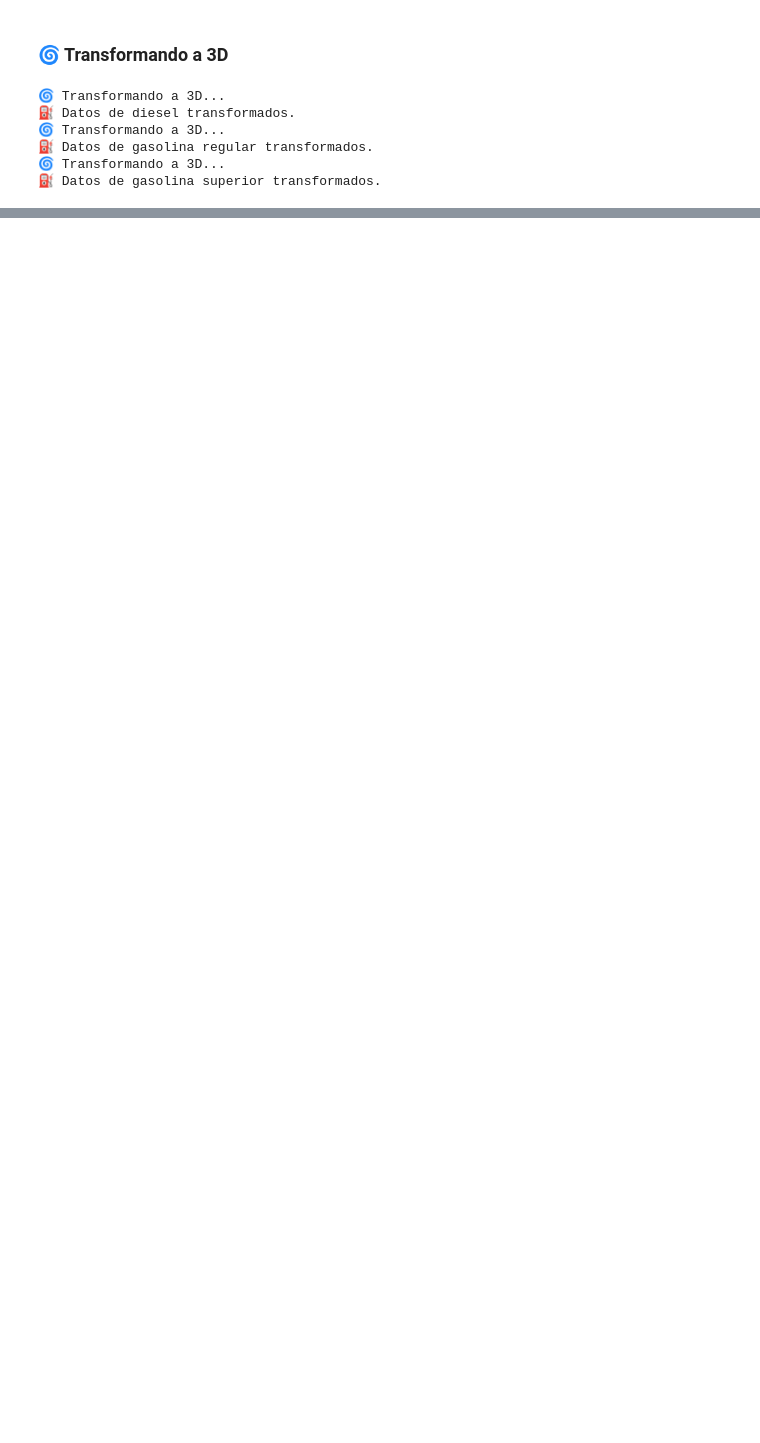
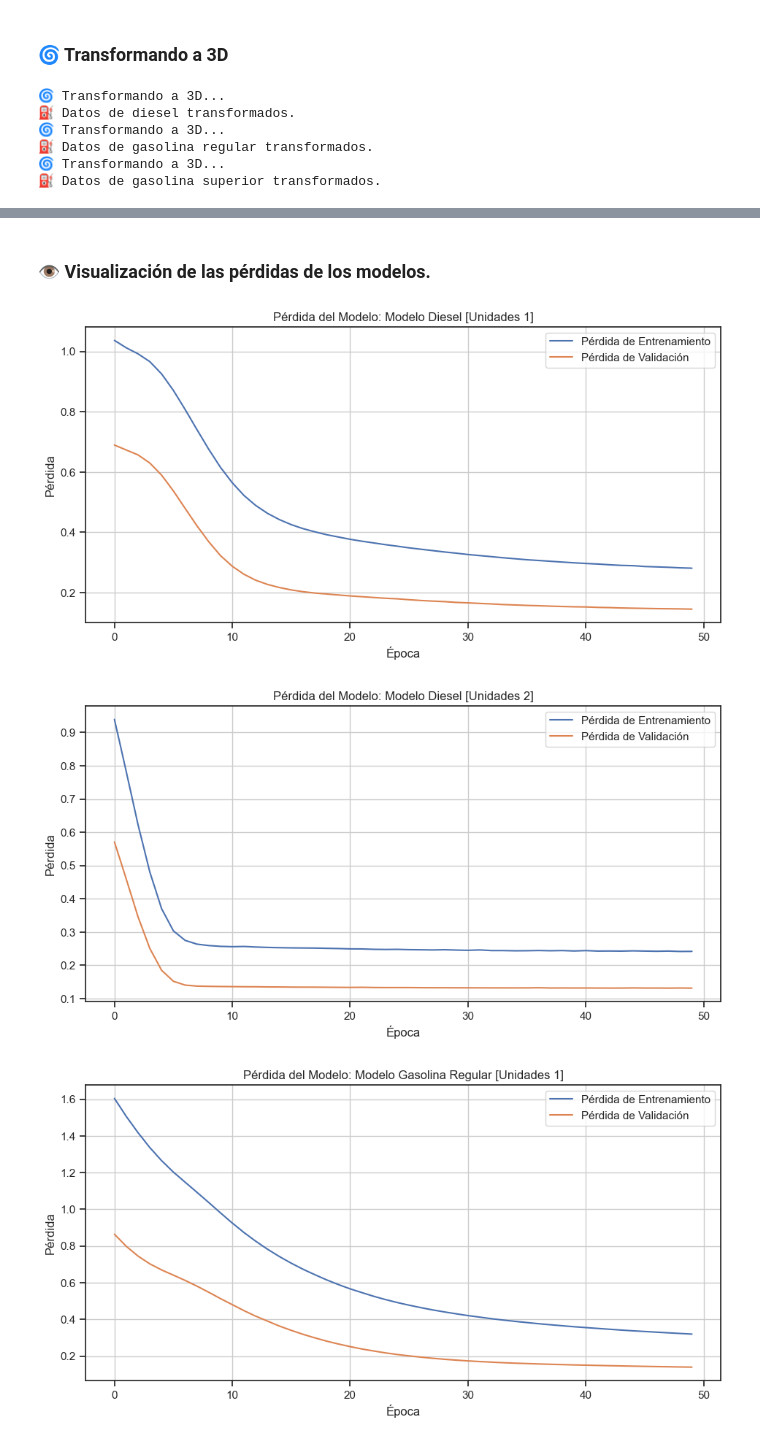
Before and after one commit to Dahernandezsilve/Lab03, a Jupyter notebook: Lab03.ipynb, the cells around one changed output, grey strips where cells are left out. Saved outputs shown, nothing was run; the diff lists cells and outputs as text; code cells hidden in the pictures; blank space fills up the shorter version.

Commit message:
📚 feat: Creación de modelos LSTM y evaluación de los mismos.

```diff
--- a/Lab03.ipynb
+++ b/Lab03.ipynb
@@ -302,0 +433,43 @@ print("⛽ Datos de gasolina superior transformados.")
+# %% [markdown]
+### 👁️ Visualización de las pérdidas de los modelos.
+# %%
+def cargar_historial(nombre_archivo):
+    with open(nombre_archivo, 'r') as f:
+        return json.load(f)
+
+historial_d1 = cargar_historial('historial_diesel_1.json')
+historial_d2 = cargar_historial('historial_diesel_2.json')
+historial_r1 = cargar_historial('historial_regular_1.json')
+historial_r2 = cargar_historial('historial_regular_2.json')
+historial_s1 = cargar_historial('historial_superior_1.json')
+historial_s2 = cargar_historial('historial_superior_2.json')
+# %%
+
+def graficar_historial(historial, nombre_modelo):
+    """
+    Grafica la pérdida de entrenamiento y validación a partir del historial del modelo.
+
+    :param historial: El objeto de historial que se obtiene al entrenar el modelo.
+    :param nombre_modelo: El nombre del modelo, usado para el título de la gráfica.
+    """
+    plt.figure(figsize=(10, 5))
+    plt.plot(historial['loss'], label='Pérdida de Entrenamiento')
+    plt.plot(historial['val_loss'], label='Pérdida de Validación')
+    plt.title(f'Pérdida del Modelo: {nombre_modelo}')
+    plt.ylabel('Pérdida')
+    plt.xlabel('Época')
+    plt.legend(loc='upper right')
+    plt.grid()
+    plt.show()
+
+# Uso de la función
+graficar_historial(historial_d1, 'Modelo Diesel [Unidades 1]')
+graficar_historial(historial_d2, 'Modelo Diesel [Unidades 2]')
+graficar_historial(historial_r1, 'Modelo Gasolina Regular [Unidades 1]')
+graficar_historial(historial_r2, 'Modelo Gasolina Regular [Unidades 2]')
+graficar_historial(historial_s1, 'Modelo Gasolina Superior [Unidades 1]')
+graficar_historial(historial_s2, 'Modelo Gasolina Superior [Unidades 2]')
+# %% [output]
+[figure, added]
+[figure, added]
+[figure, added]
```
Also changed, not shown: parts of 6 cells of this notebook, 13 other files.
